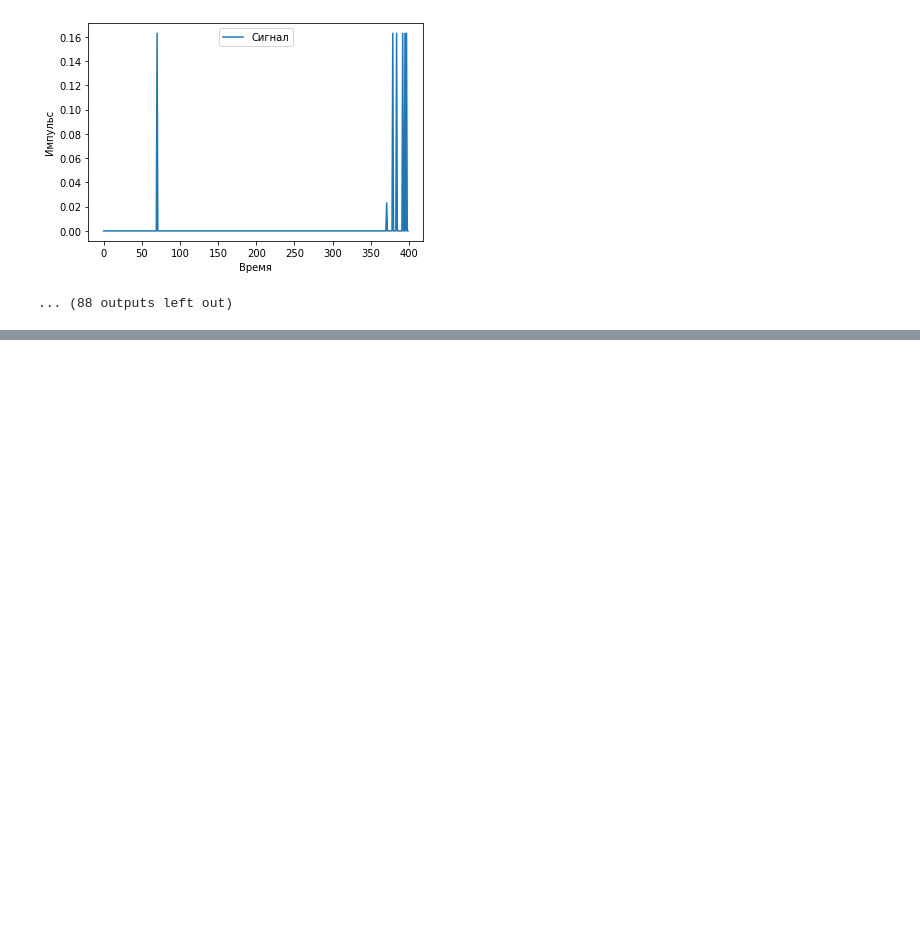
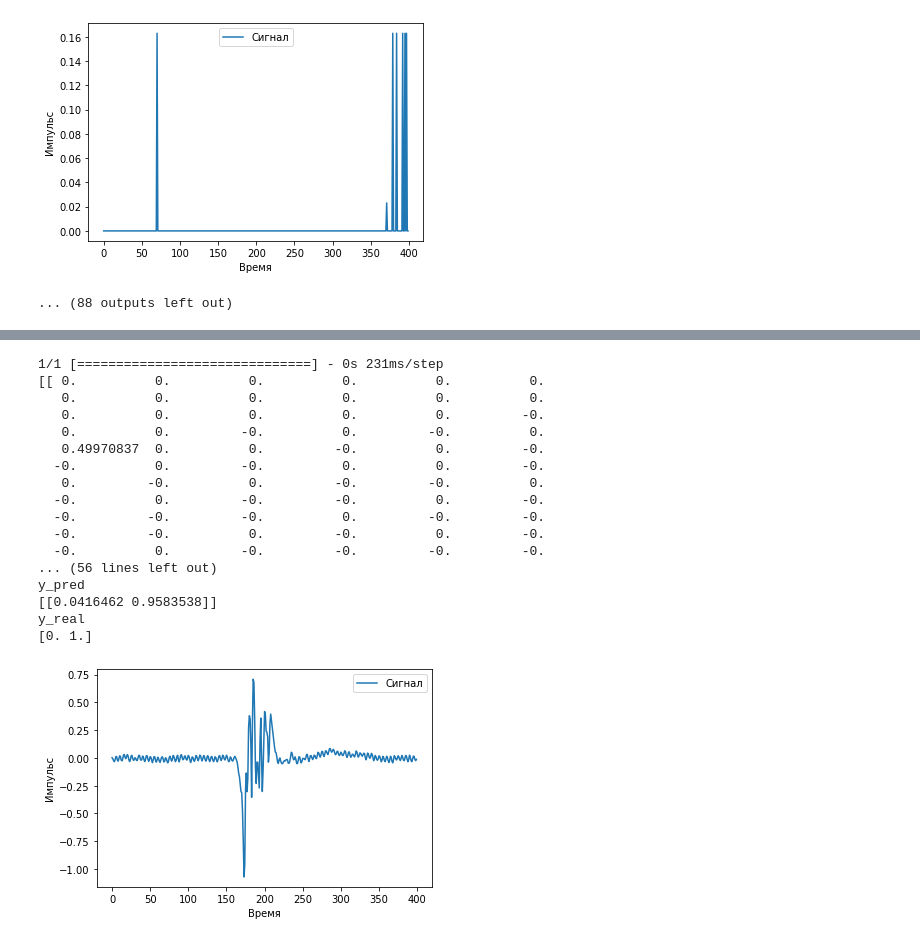
Before and after one commit to vasilevIT/emg-interface, a Jupyter notebook: rnn_emg_example.ipynb, the cells around one changed output, grey strips where cells are left out. Drawn from its saved outputs; the diff is of its cells as text; code cells hidden in the pictures; blank space fills up the shorter version.

```diff
--- a/rnn_emg_example.ipynb
+++ b/rnn_emg_example.ipynb
@@ -226,0 +235,35 @@ y_pred
+# %%
+y_pred = model.predict(np.array(X_train_res[0:1]))
+print(X_train[0:1])
+# print('X_pred')
+# print(X_train[0:1])
+print('y_pred')
+print(y_pred)
+print('y_real')
+print(Y_train_res[0])
+
+plt.plot(X_train_res[140],
+         label='Сигнал')
+plt.xlabel('Время')
+plt.ylabel('Импульс')
+plt.legend()
+plt.savefig('emg_example.png')
+# %% [output]
+1/1 [==============================] - 0s 231ms/step
+[[ 0.          0.          0.          0.          0.          0.
+   0.          0.          0.          0.          0.          0.
+   0.          0.          0.          0.          0.         -0.
+   0.          0.         -0.          0.         -0.          0.
+   0.49970837  0.          0.         -0.          0.         -0.
+  -0.          0.         -0.          0.          0.         -0.
+   0.         -0.          0.         -0.         -0.          0.
+  -0.          0.         -0.         -0.          0.         -0.
+  -0.         -0.         -0.          0.         -0.         -0.
+  -0.         -0.          0.         -0.          0.         -0.
+  -0.          0.         -0.         -0.         -0.         -0.
+... (56 lines left out)
+y_pred
+[[0.0416462 0.9583538]]
+y_real
+[0. 1.]
+[figure, added]
```
Also changed, not shown: parts of 4 cells of this notebook, 2 other files.
